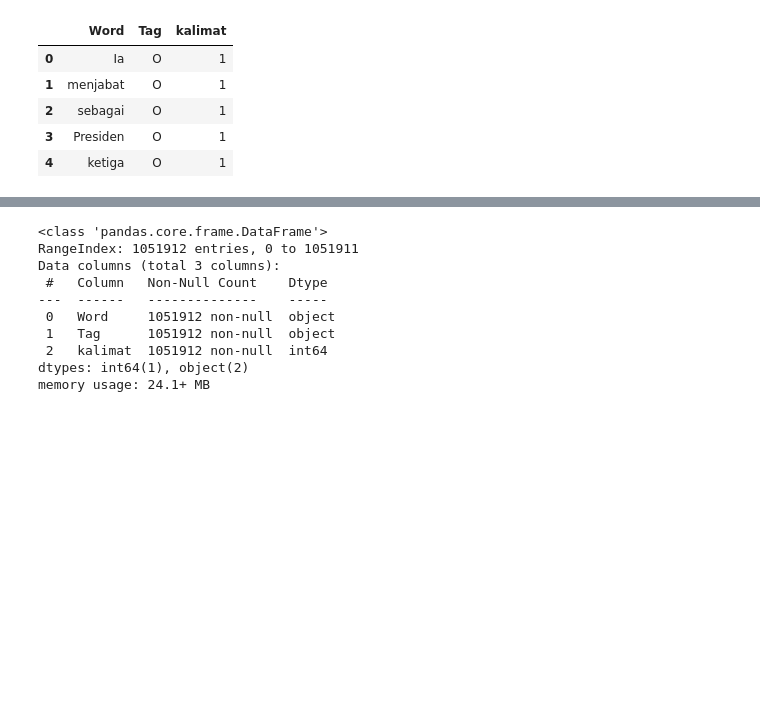
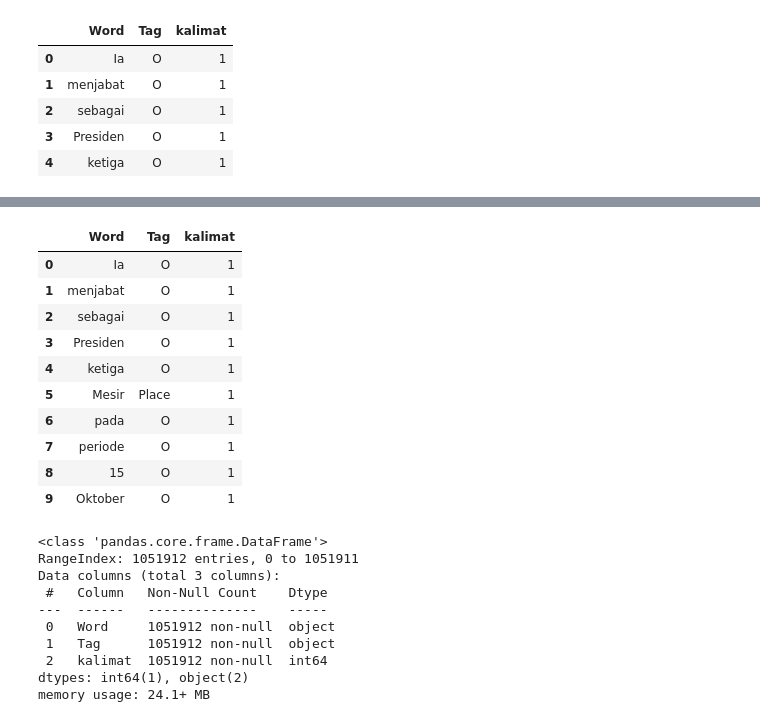
Before and after one commit to ShinTempest/Indonesia-Named-entity-Recognition, a Jupyter notebook: Aestethic_NER.ipynb, the cells around one changed output, grey strips where cells are left out. Cells and saved outputs as stored; diff of their text form; code cells hidden in the pictures; blank space fills up the shorter version.

```diff
--- a/Aestethic_NER.ipynb
+++ b/Aestethic_NER.ipynb
@@ -71,3 +86,17 @@ dataset.head(5)
+# %%
+dataset.head(10)
+# %% [output]
+|  | Word | Tag | kalimat |
+| 0 | Ia | O | 1 |
+| 1 | menjabat | O | 1 |
+| 2 | sebagai | O | 1 |
+| 3 | Presiden | O | 1 |
+| 4 | ketiga | O | 1 |
+| 5 | Mesir | Place | 1 |
+| 6 | pada | O | 1 |
+| 7 | periode | O | 1 |
+| 8 | 15 | O | 1 |
+| 9 | Oktober | O | 1 |
 # %%
 dataset.info()
 # %% [output]
```
Also changed, not shown: parts of 17 cells of this notebook, 8 other files.
